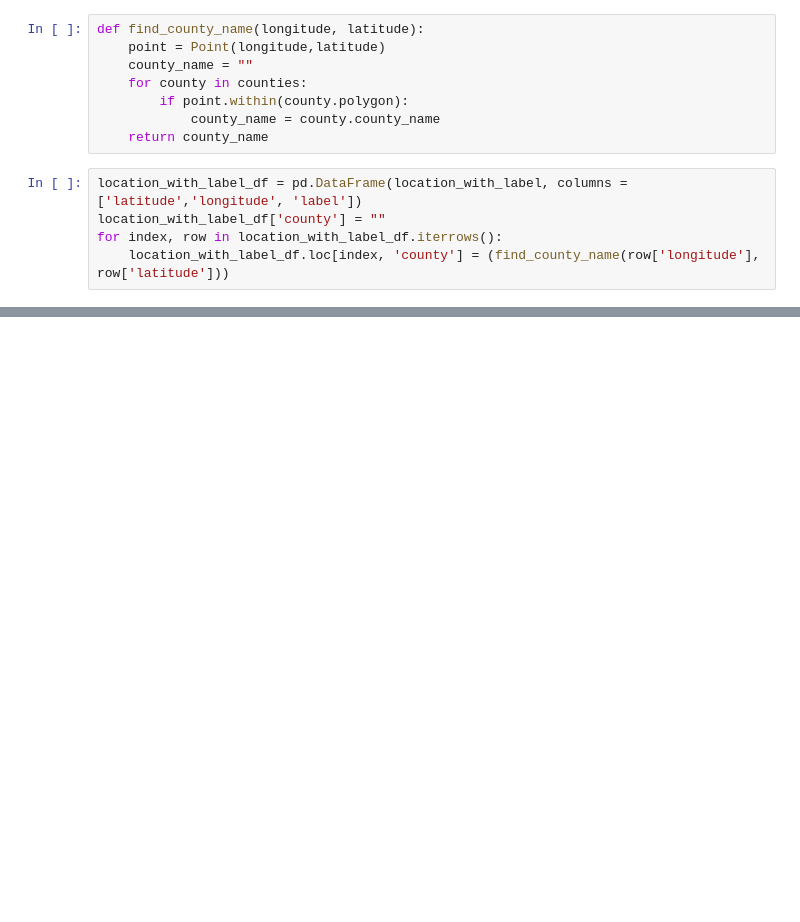
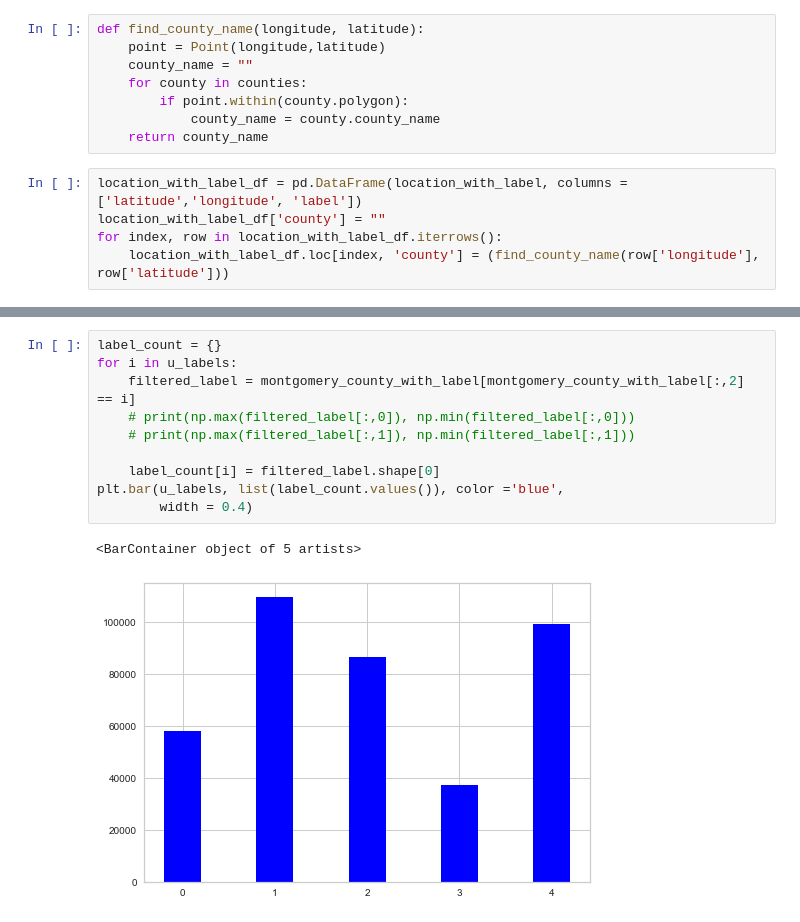
Before and after one commit to matlockhart/cs5830_final, a Jupyter notebook: final.ipynb, the cells around one changed output, grey strips where cells are left out. Drawn from its saved outputs; the diff is of its cells as text; blank space fills up the shorter version.

```diff
--- a/final.ipynb
+++ b/final.ipynb
@@ -447,0 +416,13 @@ plt.show()
+# %%
+label_count = {}
+for i in u_labels:
+    filtered_label = montgomery_county_with_label[montgomery_county_with_label[:,2] == i]
+    # print(np.max(filtered_label[:,0]), np.min(filtered_label[:,0]))
+    # print(np.max(filtered_label[:,1]), np.min(filtered_label[:,1]))
+
+    label_count[i] = filtered_label.shape[0]
+plt.bar(u_labels, list(label_count.values()), color ='blue',
+        width = 0.4)
+# %% [output]
+<BarContainer object of 5 artists>
+[figure, added]
```
Also changed, not shown: parts of 11 cells of this notebook.
